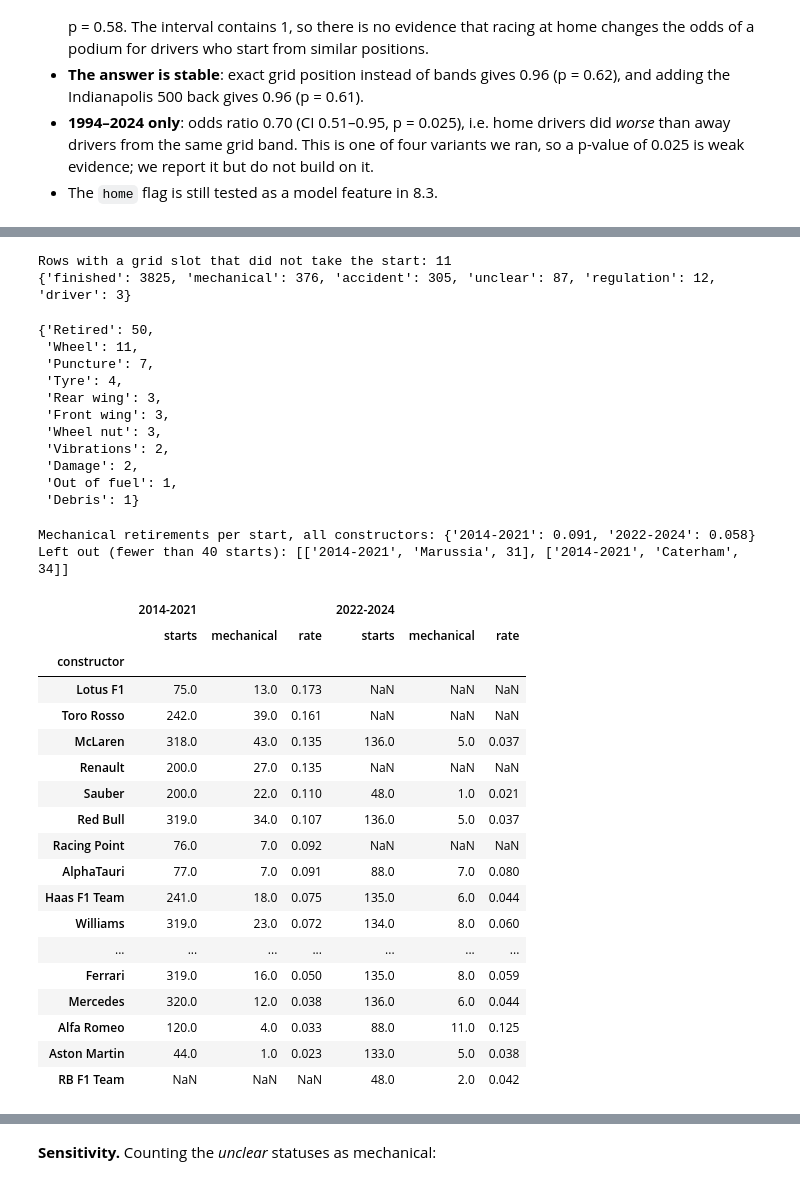
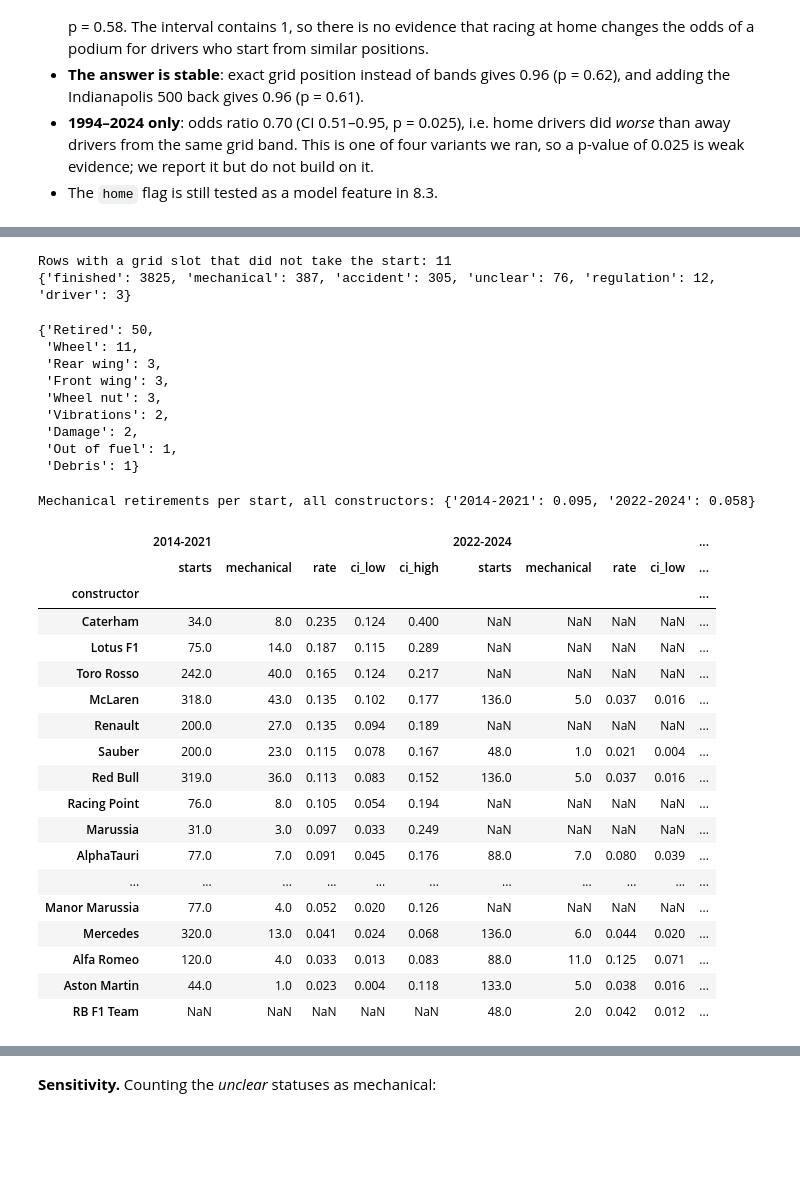
Before and after one commit to HamadaTamer/AI-Tools-Lab-F1-Project, a Jupyter notebook: F1_podium_prediction.ipynb, the cells around one changed output, grey strips where cells are left out. Drawn from its saved outputs; the diff is of its cells as text; code cells hidden in the pictures; blank space fills up the shorter version.

```diff
--- a/F1_podium_prediction.ipynb
+++ b/F1_podium_prediction.ipynb
@@ -313,6 +459,13 @@ for t in clean.values():
     for col in t.select_dtypes(include=['object', 'string']).columns:
         t[col] = t[col].str.strip()
 
+# one name per category: the spelling variants found in 2.3
+CANONICAL_NAMES = {('drivers', 'nationality'): {'Argentinian': 'Argentine'},
+                   ('circuits', 'country'): {'United States': 'USA'}}
+for (table, col), variants in CANONICAL_NAMES.items():
+    clean[table][col] = clean[table][col].replace(variants)
+    assert not clean[table][col].isin(list(variants)).any()
+
 # checks
 assert not any((t.astype(str) == '\\N').any().any() for t in clean.values())
 laps = clean['lap_times']
@@ -593,6 +843,9 @@ print(pd.crosstab(code, grid0['laps'] > 0, colnames=['completed a lap'], rowname
 print('Podiums among grid = 0 rows:', grid0['podium'].sum())
 pit_lane_starts = entries[~has_grid_slot & completed_lap]
 print(f"grid = 0 with laps > 0: {len(pit_lane_starts)} rows, seasons {pit_lane_starts['year'].min()}-{pit_lane_starts['year'].max()}")
+took_part_in_quali = entries.set_index(KEY).index.isin(clean['qualifying'].set_index(KEY).index)
+print('grid = 0 and no lap, but a qualifying result, by positionText:',
+      entries.loc[~has_grid_slot & ~completed_lap & took_part_in_quali, 'positionText'].value_counts().to_dict())
 # %% [output]
 completed a lap  False  True
 positionText
@@ -910,6 +1287,6 @@ Mapping assumptions: drivers with two nationalities (`American-Italian`, `Argent
 # %%
 NATIONALITY_TO_COUNTRY = {
-    'American': 'USA', 'American-Italian': 'USA', 'Argentine': 'Argentina', 'Argentinian': 'Argentina',
+    'American': 'USA', 'American-Italian': 'USA', 'Argentine': 'Argentina',
     'Argentine-Italian': 'Argentina', 'Australian': 'Australia', 'Austrian': 'Austria', 'Belgian': 'Belgium',
     'Brazilian': 'Brazil', 'British': 'UK', 'Canadian': 'Canada', 'Chilean': 'Chile', 'Chinese': 'China',
     'Colombian': 'Colombia', 'Czech': 'Czech Republic', 'Danish': 'Denmark', 'Dutch': 'Netherlands',
@@ -920,11 +1297,10 @@ NATIONALITY_TO_COUNTRY = {
     'Russian': 'Russia', 'South African': 'South Africa', 'Spanish': 'Spain', 'Swedish': 'Sweden', 'Swiss': 'Switzerland',
     'Thai': 'Thailand', 'Uruguayan': 'Uruguay', 'Venezuelan': 'Venezuela',
 }
-CIRCUIT_COUNTRY_FIX = {'United States': 'USA'}
 assert set(nationality) <= set(NATIONALITY_TO_COUNTRY)
 
 driver_country = nationality.map(NATIONALITY_TO_COUNTRY)
-circuit_country = clean['circuits'].set_index('circuitId')['country'].replace(CIRCUIT_COUNTRY_FIX)
+circuit_country = clean['circuits'].set_index('circuitId')['country']
 
 
 def add_home(rows):
@@ -1026,13 +1403,14 @@ STATUS_GROUPS = {
                    'Oil pump', 'Oil pipe', 'Oil line', 'Water leak', 'Water pressure', 'Water pump', 'Water pipe', 'Overheating',
                    'Radiator', 'Cooling system', 'Fuel system', 'Fuel pressure', 'Fuel pump', 'Fuel leak', 'Fuel pipe', 'Throttle',
                    'Exhaust', 'Steering', 'Track rod', 'Wheel bearing', 'Wheel rim', 'Chassis', 'Undertray', 'Brake duct',
-                   'Pneumatics', 'Heat shield fire', 'Mechanical', 'Technical', 'Launch control', 'Seat', 'Driver Seat', 'Safety belt'],
+                   'Pneumatics', 'Heat shield fire', 'Mechanical', 'Technical', 'Launch control', 'Seat', 'Driver Seat', 'Safety belt',
+                   'Tyre', 'Puncture', 'Tyre puncture', 'Fire'],
     'accident': ['Accident', 'Collision', 'Collision damage', 'Spun off', 'Fatal accident'],
     'driver': ['Physical', 'Illness', 'Driver unwell', 'Injury', 'Injured', 'Eye injury', 'Stalled'],
     'regulation': ['Disqualified', 'Excluded', 'Underweight', '107% Rule', 'Did not qualify', 'Did not prequalify'],
     'did not start': ['Withdrew', 'Safety concerns', 'Safety', 'Not restarted'],
-    'unclear': ['Retired', 'Wheel', 'Wheel nut', 'Tyre', 'Puncture', 'Tyre puncture', 'Front wing', 'Rear wing', 'Broken wing',
-                'Damage', 'Debris', 'Vibrations', 'Handling', 'Fire', 'Fuel', 'Out of fuel', 'Fuel rig', 'Refuelling', 'Not classified'],
+    'unclear': ['Retired', 'Wheel', 'Wheel nut', 'Front wing', 'Rear wing', 'Broken wing', 'Damage', 'Debris', 'Vibrations',
+                'Handling', 'Fuel', 'Out of fuel', 'Fuel rig', 'Refuelling', 'Not classified'],
 }
 STATUS_TO_GROUP = {s: group for group, statuses in STATUS_GROUPS.items() for s in statuses}
 
@@ -1050,11 +1428,9 @@ print(q3_rows['status_group'].value_counts().to_dict())
 q3_rows.loc[q3_rows['status_group'] == 'unclear', 'status'].value_counts().to_dict()
 # %% [output]
 Rows with a grid slot that did not take the start: 11
-{'finished': 3825, 'mechanical': 376, 'accident': 305, 'unclear': 87, 'regulation': 12, 'driver': 3}
+{'finished': 3825, 'mechanical': 387, 'accident': 305, 'unclear': 76, 'regulation': 12, 'driver': 3}
 {'Retired': 50,
  'Wheel': 11,
- 'Puncture': 7,
- 'Tyre': 4,
  'Rear wing': 3,
  'Front wing': 3,
  'Wheel nut': 3,
@@ -1064,49 +1440,45 @@ Rows with a grid slot that did not take the start: 11
  'Debris': 1}
 # %%
 constructor_name = clean['constructors'].set_index('constructorId')['name']
-MIN_STARTS = 40
 
 
 def mechanical_rates(rows, count_unclear=False):
     failed = rows['status_group'].eq('mechanical') | (count_unclear & rows['status_group'].eq('unclear'))
     t = rows.assign(mechanical=failed).groupby(['period', 'constructorId']).agg(starts=('mechanical', 'size'),
                                                                                  mechanical=('mechanical', 'sum')).reset_index()
     t['constructor'] = t['constructorId'].map(constructor_name)
     t['rate'] = t['mechanical'] / t['starts']
     t['ci_low'], t['ci_high'] = proportion_confint(t['mechanical'], t['starts'], method='wilson')
-    return t[t['starts'] >= MIN_STARTS].sort_values(['period', 'rate'], ascending=[True, False])
+    return t.sort_values(['period', 'rate'], ascending=[True, False])
 
 
 q3_rates = mechanical_rates(q3_rows)
 print('Mechanical retirements per start, all constructors:',
       q3_rows['status_group'].eq('mechanical').groupby(q3_rows['period']).mean().round(3).to_dict())
-team_starts = q3_rows.groupby(['period', 'constructorId']).size().reset_index(name='starts')
-too_few = team_starts[team_starts['starts'] < MIN_STARTS].assign(constructor=lambda t: t['constructorId'].map(constructor_name))
-print(f'Left out (fewer than {MIN_STARTS} starts):', too_few[['period', 'constructor', 'starts']].to_numpy().tolist())
-q3_table = {period: g.set_index('constructor')[['starts', 'mechanical', 'rate']].round(3) for period, g in q3_rates.groupby('period')}
+q3_table = {period: g.set_index('constructor')[['starts', 'mechanical', 'rate', 'ci_low', 'ci_high']].round(3)
+            for period, g in q3_rates.groupby('period')}
 display(pd.concat(q3_table, axis=1))
 # %% [output]
-Mechanical retirements per start, all constructors: {'2014-2021': 0.091, '2022-2024': 0.058}
-Left out (fewer than 40 starts): [['2014-2021', 'Marussia', 31], ['2014-2021', 'Caterham', 34]]
+Mechanical retirements per start, all constructors: {'2014-2021': 0.095, '2022-2024': 0.058}
-|  | 2014-2021 |  |  | 2022-2024 |  |  |
-|  | starts | mechanical | rate | starts | mechanical | rate |
-| constructor |  |  |  |  |  |  |
-| Lotus F1 | 75.0 | 13.0 | 0.173 | NaN | NaN | NaN |
-| Toro Rosso | 242.0 | 39.0 | 0.161 | NaN | NaN | NaN |
-| McLaren | 318.0 | 43.0 | 0.135 | 136.0 | 5.0 | 0.037 |
-| Renault | 200.0 | 27.0 | 0.135 | NaN | NaN | NaN |
-| Sauber | 200.0 | 22.0 | 0.110 | 48.0 | 1.0 | 0.021 |
-| Red Bull | 319.0 | 34.0 | 0.107 | 136.0 | 5.0 | 0.037 |
-| Racing Point | 76.0 | 7.0 | 0.092 | NaN | NaN | NaN |
-| AlphaTauri | 77.0 | 7.0 | 0.091 | 88.0 | 7.0 | 0.080 |
-| Haas F1 Team | 241.0 | 18.0 | 0.075 | 135.0 | 6.0 | 0.044 |
-| Williams | 319.0 | 23.0 | 0.072 | 134.0 | 8.0 | 0.060 |
-| ... | ... | ... | ... | ... | ... | ... |
-| Ferrari | 319.0 | 16.0 | 0.050 | 135.0 | 8.0 | 0.059 |
-| Mercedes | 320.0 | 12.0 | 0.038 | 136.0 | 6.0 | 0.044 |
-| Alfa Romeo | 120.0 | 4.0 | 0.033 | 88.0 | 11.0 | 0.125 |
-| Aston Martin | 44.0 | 1.0 | 0.023 | 133.0 | 5.0 | 0.038 |
-| RB F1 Team | NaN | NaN | NaN | 48.0 | 2.0 | 0.042 |
+|  | 2014-2021 |  |  |  |  | 2022-2024 |  |  |  | ... |
+|  | starts | mechanical | rate | ci_low | ci_high | starts | mechanical | rate | ci_low | ... |
+| constructor |  |  |  |  |  |  |  |  |  | ... |
+| Caterham | 34.0 | 8.0 | 0.235 | 0.124 | 0.400 | NaN | NaN | NaN | NaN | ... |
+| Lotus F1 | 75.0 | 14.0 | 0.187 | 0.115 | 0.289 | NaN | NaN | NaN | NaN | ... |
+| Toro Rosso | 242.0 | 40.0 | 0.165 | 0.124 | 0.217 | NaN | NaN | NaN | NaN | ... |
+| McLaren | 318.0 | 43.0 | 0.135 | 0.102 | 0.177 | 136.0 | 5.0 | 0.037 | 0.016 | ... |
+| Renault | 200.0 | 27.0 | 0.135 | 0.094 | 0.189 | NaN | NaN | NaN | NaN | ... |
+| Sauber | 200.0 | 23.0 | 0.115 | 0.078 | 0.167 | 48.0 | 1.0 | 0.021 | 0.004 | ... |
+| Red Bull | 319.0 | 36.0 | 0.113 | 0.083 | 0.152 | 136.0 | 5.0 | 0.037 | 0.016 | ... |
+| Racing Point | 76.0 | 8.0 | 0.105 | 0.054 | 0.194 | NaN | NaN | NaN | NaN | ... |
+| Marussia | 31.0 | 3.0 | 0.097 | 0.033 | 0.249 | NaN | NaN | NaN | NaN | ... |
+| AlphaTauri | 77.0 | 7.0 | 0.091 | 0.045 | 0.176 | 88.0 | 7.0 | 0.080 | 0.039 | ... |
+| ... | ... | ... | ... | ... | ... | ... | ... | ... | ... | ... |
+| Manor Marussia | 77.0 | 4.0 | 0.052 | 0.020 | 0.126 | NaN | NaN | NaN | NaN | ... |
+| Mercedes | 320.0 | 13.0 | 0.041 | 0.024 | 0.068 | 136.0 | 6.0 | 0.044 | 0.020 | ... |
+| Alfa Romeo | 120.0 | 4.0 | 0.033 | 0.013 | 0.083 | 88.0 | 11.0 | 0.125 | 0.071 | ... |
+| Aston Martin | 44.0 | 1.0 | 0.023 | 0.004 | 0.118 | 133.0 | 5.0 | 0.038 | 0.016 | ... |
+| RB F1 Team | NaN | NaN | NaN | NaN | NaN | 48.0 | 2.0 | 0.042 | 0.012 | ... |
 # %%
 fig, axes = plt.subplots(1, 2, figsize=(14, 5), sharex=True)
 for ax, (period, g) in zip(axes, q3_rates.groupby('period')):
```
Also changed, not shown: parts of 79 cells of this notebook.
